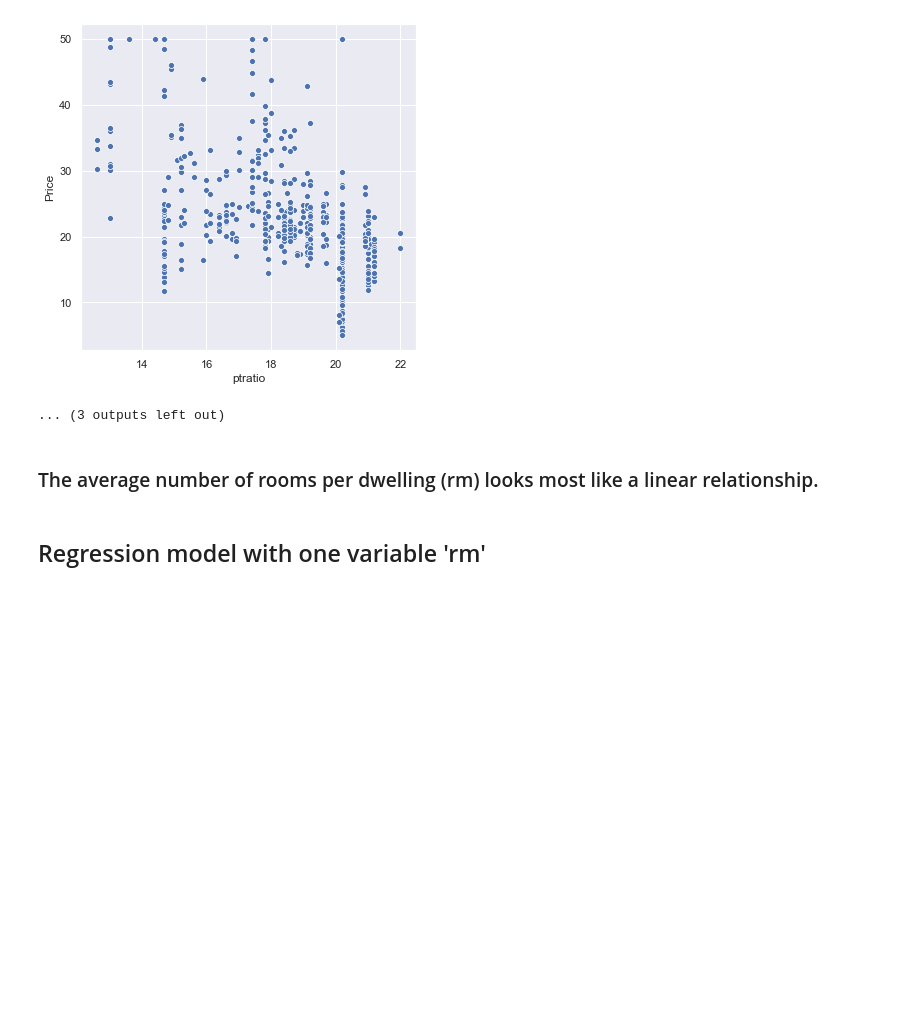
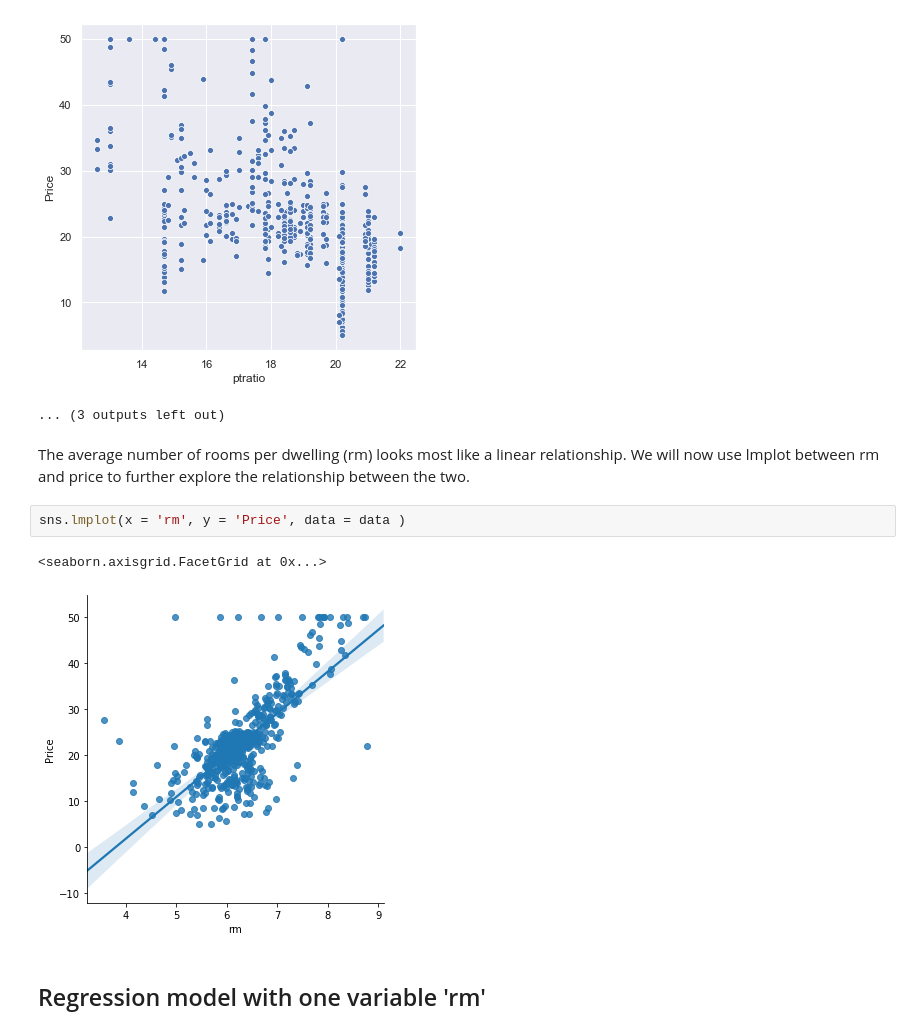
Before and after one commit to eamonnofarrell/Machine-Learning-Assessment2019, a Jupyter notebook: Machine-Learning-Assignment.ipynb, the cells around one changed output. Saved outputs shown, nothing was run; the diff lists cells and outputs as text; blank space fills up the shorter version.

```diff
--- a/Machine-Learning-Assignment.ipynb
+++ b/Machine-Learning-Assignment.ipynb
@@ -138,7 +170,12 @@ for i, col in enumerate(data.columns):
 [figure]
 ... (3 outputs left out)
 # %% [markdown]
-### The average number of rooms per dwelling (rm) looks most like a linear relationship.
+The average number of rooms per dwelling (rm) looks most like a linear relationship. We will now use lmplot between rm and price to further explore the relationship between the two.
+# %%
+sns.lmplot(x = 'rm', y = 'Price', data = data )
+# %% [output]
+<seaborn.axisgrid.FacetGrid at 0x...>
+[figure, added]
 # %% [markdown]
 ## Regression model with one variable 'rm'
 # %%
```
Also changed, not shown: parts of 23 cells of this notebook.
